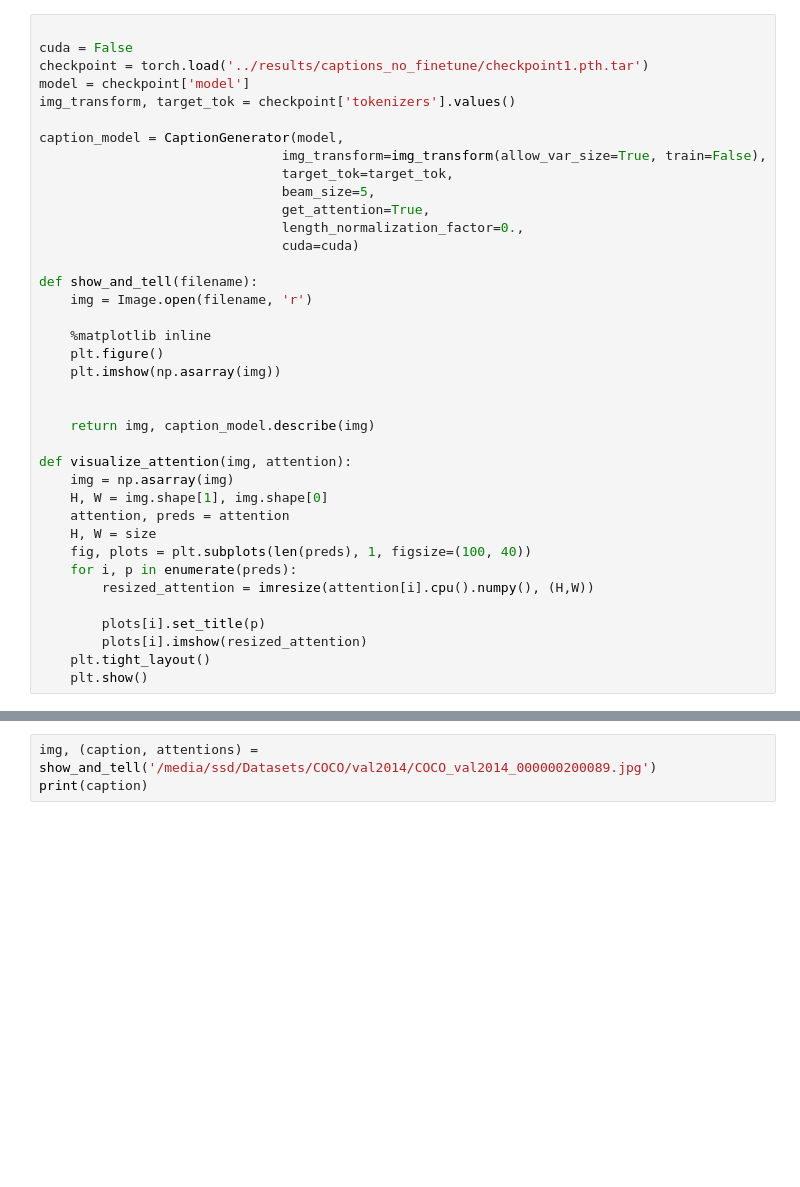
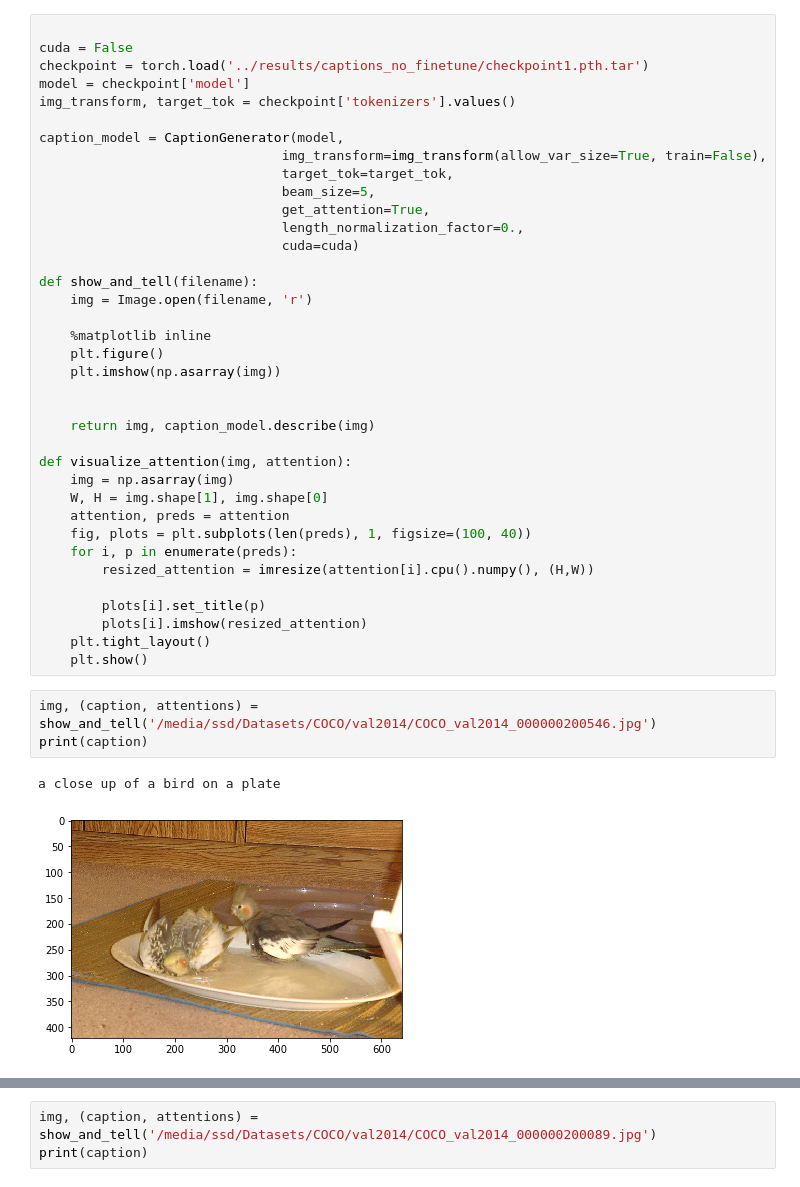
Before and after one commit to eladhoffer/seq2seq.pytorch, a Jupyter notebook: examples/Generate_Caption.ipynb, the cells around one changed output, grey strips where cells are left out. Cells and saved outputs as stored; diff of their text form; blank space fills up the shorter version.

```diff
--- a/examples/Generate_Caption.ipynb
+++ b/examples/Generate_Caption.ipynb
@@ -32,9 +34,8 @@ def show_and_tell(filename):
 
 def visualize_attention(img, attention):
     img = np.asarray(img)
-    H, W = img.shape[1], img.shape[0]
+    W, H = img.shape[1], img.shape[0]
     attention, preds = attention
-    H, W = size
     fig, plots = plt.subplots(len(preds), 1, figsize=(100, 40))
     for i, p in enumerate(preds):
         resized_attention = imresize(attention[i].cpu().numpy(), (H,W))
@@ -43,3 +44,9 @@ def visualize_attention(img, attention):
         plots[i].imshow(resized_attention)
     plt.tight_layout()
     plt.show()
+# %%
+img, (caption, attentions) = show_and_tell('/media/ssd/Datasets/COCO/val2014/COCO_val2014_000000200546.jpg')
+print(caption)
+# %% [output]
+a close up of a bird on a plate
+[figure, added]
```
Also changed, not shown: parts of 4 cells of this notebook, 13 other files.
